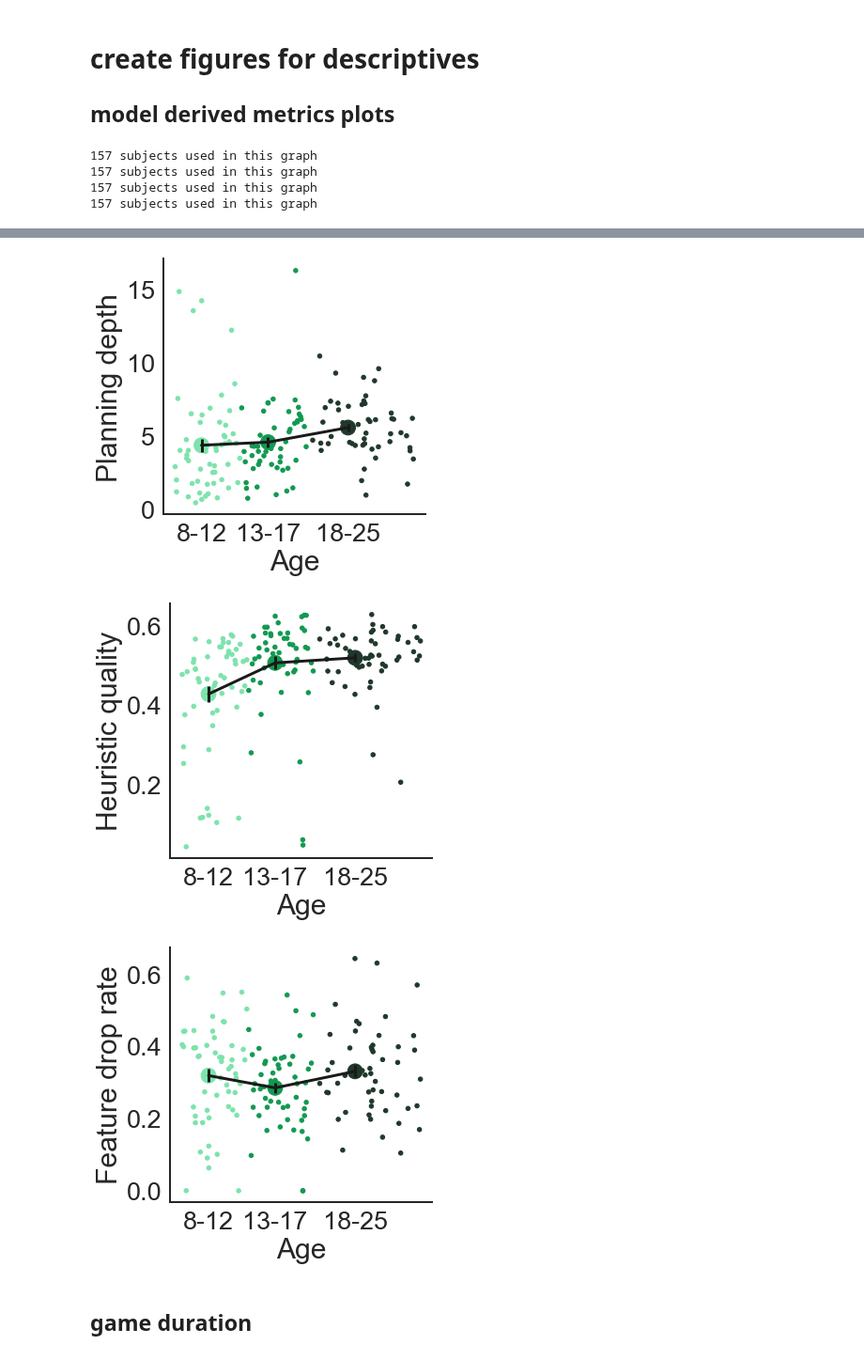
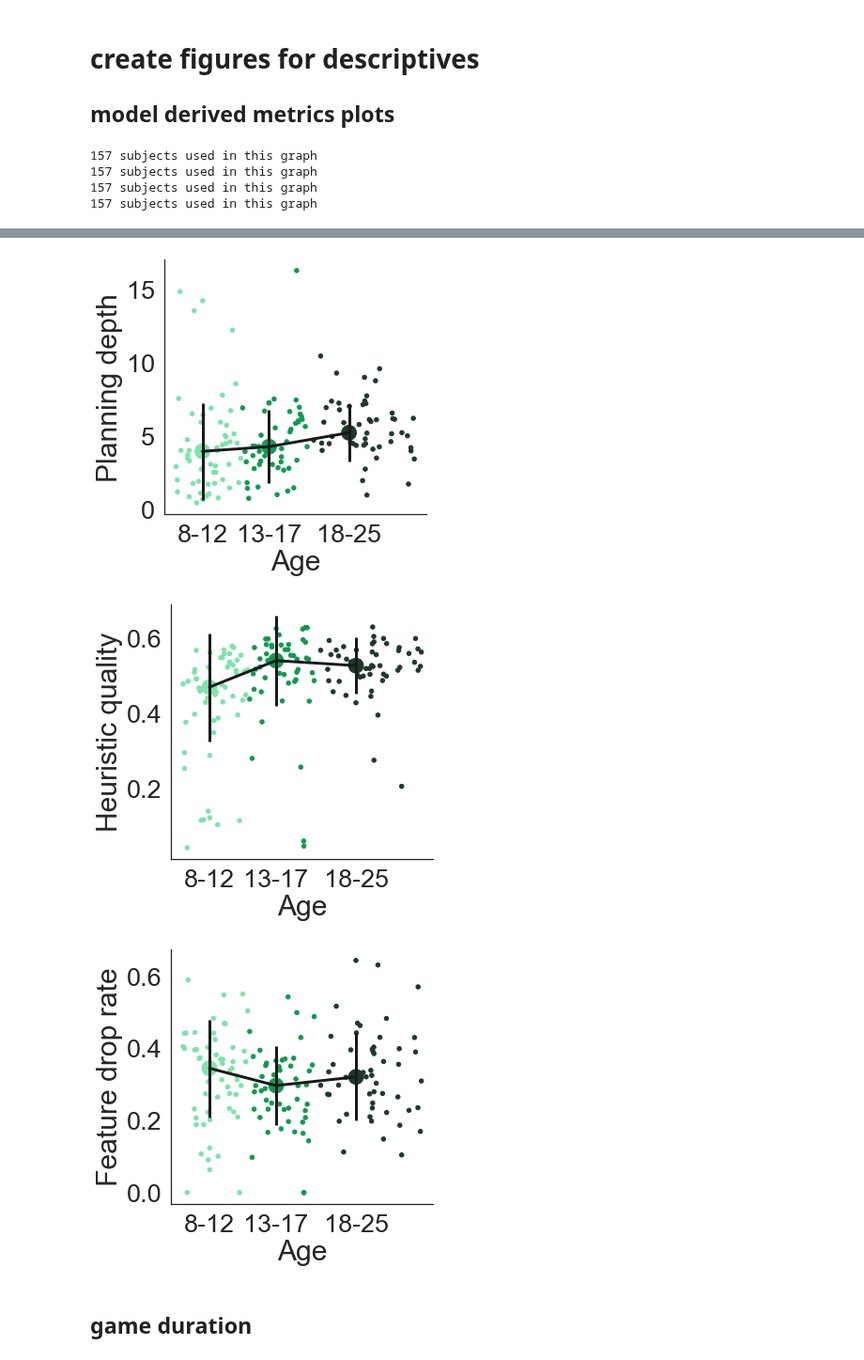
Before and after one commit to sinabolouki/fourinarow_analyses, a Jupyter notebook: Analysis notebooks/new/Age Plots.ipynb, the cells around one changed output, grey strips where cells are left out. Shown at 94% size. Cells and saved outputs as stored; diff of their text form; code cells hidden in the pictures.

```diff
--- a/Analysis notebooks/new/Age Plots.ipynb
+++ b/Analysis notebooks/new/Age Plots.ipynb
@@ -211,9 +211,9 @@ def set_labels(ax, title, reposition_ticks = True):
 def plot_with_errorbars(col, title, df = None):
     if not isinstance(df, pd.DataFrame):
         df = metrics.groupby("subject").mean().reset_index()
-    ax = df.groupby("ageBinValue")[col].aggregate(['mean', 'sem']).plot(yerr="sem", color='k', linewidth=3)
+    ax = df.groupby("ageBinValue")[col].aggregate(['median', 'std']).plot(yerr="std", color='k', linewidth=3)
     size = 250
-    df.groupby("ageBinValue")[col].aggregate(['mean']).reset_index().plot.scatter('ageBinValue', 'mean', size, age_colors, ax=ax)
+    df.groupby("ageBinValue")[col].aggregate(['median']).reset_index().plot.scatter('ageBinValue', 'median', size, age_colors, ax=ax)
     agebincolors = df["ageBinNr"].map({0: '#7DE3AC', 1:'#129951', 2:'#20382B'})
     df.plot.scatter("ExactAge", col, c = agebincolors, ax = ax)
     print(f"{len(df.dropna(subset=[col]))} subjects used in this graph")
@@ -234,6 +234,6 @@ fdr_plot = plot_with_errorbars("feature drop rate", "Feature drop rate")
-[figure, old version]
+[figure, new version]
-[figure, old version]
+[figure, new version]
-[figure, old version]
+[figure, new version]
 # %%
 elo_plot.get_figure().savefig("../data/elo_plot_scatter.pdf", dpi=300, bbox_inches='tight')
 pd_plot.get_figure().savefig("../data/pd_plot_scatter.pdf", dpi=300, bbox_inches='tight')
```
Also changed, not shown: parts of 20 cells of this notebook.
